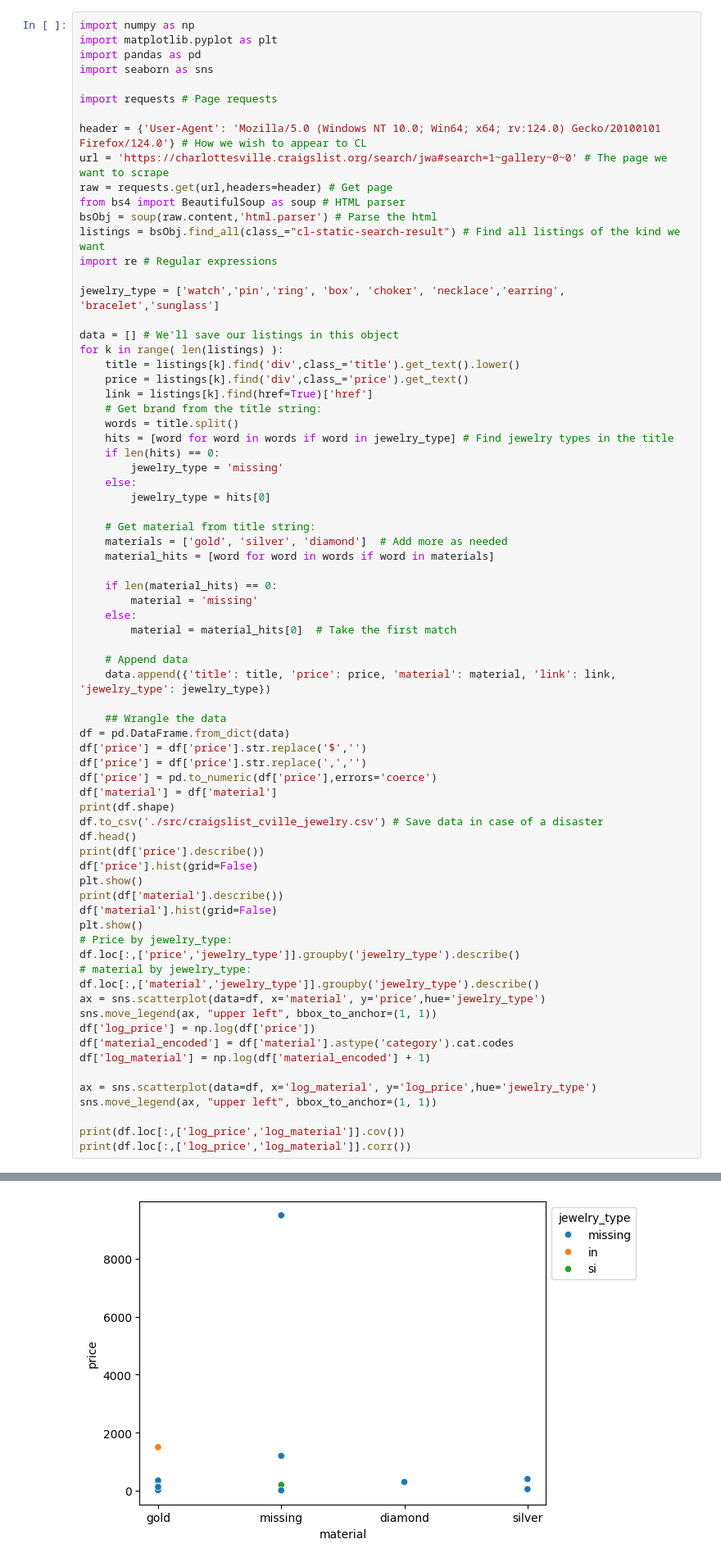
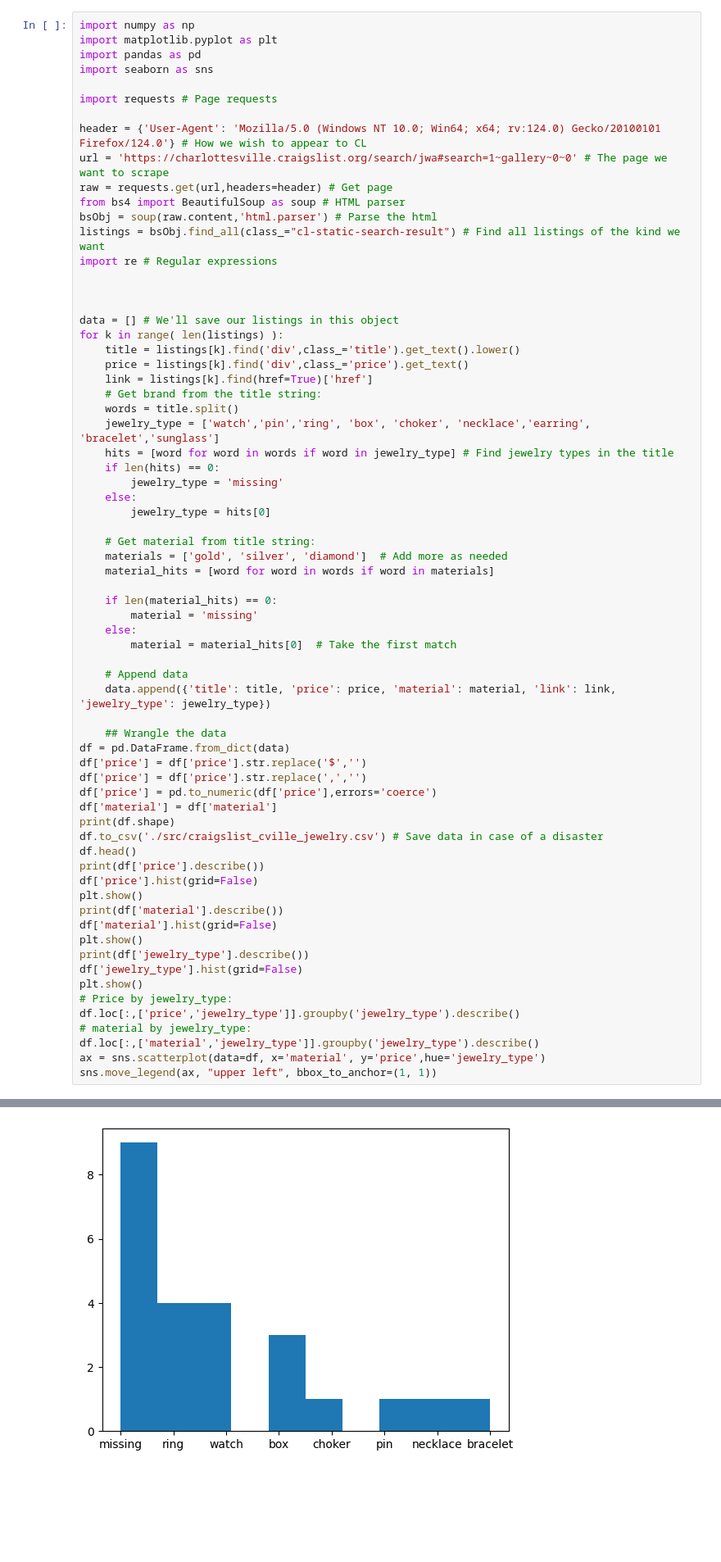
Before and after one commit to yuinab/wrangling, a Jupyter notebook: lab/lab_notebook.ipynb, the cells around one changed output, grey strips where cells are left out. Shown at 82% size. Saved outputs shown, nothing was run; the diff lists cells and outputs as text; blank space fills up the shorter version.

```diff
--- a/lab/lab_notebook.ipynb
+++ b/lab/lab_notebook.ipynb
@@ -227,7 +227,7 @@ bsObj = soup(raw.content,'html.parser') # Parse the html
 listings = bsObj.find_all(class_="cl-static-search-result") # Find all listings of the kind we want
 import re # Regular expressions
 
-jewelry_type = ['watch','pin','ring', 'box', 'choker', 'necklace','earring', 'bracelet','sunglass']
+
 
 data = [] # We'll save our listings in this object
 for k in range( len(listings) ):
@@ -236,6 +236,7 @@ for k in range( len(listings) ):
     link = listings[k].find(href=True)['href']
     # Get brand from the title string:
     words = title.split()
+    jewelry_type = ['watch','pin','ring', 'box', 'choker', 'necklace','earring', 'bracelet','sunglass']
     hits = [word for word in words if word in jewelry_type] # Find jewelry types in the title
     if len(hits) == 0:
         jewelry_type = 'missing'
@@ -269,21 +270,15 @@ plt.show()
 print(df['material'].describe())
 df['material'].hist(grid=False)
 plt.show()
+print(df['jewelry_type'].describe())
+df['jewelry_type'].hist(grid=False)
+plt.show()
 # Price by jewelry_type:
 df.loc[:,['price','jewelry_type']].groupby('jewelry_type').describe()
 # material by jewelry_type:
 df.loc[:,['material','jewelry_type']].groupby('jewelry_type').describe()
 ax = sns.scatterplot(data=df, x='material', y='price',hue='jewelry_type')
 sns.move_legend(ax, "upper left", bbox_to_anchor=(1, 1))
-df['log_price'] = np.log(df['price'])
-df['material_encoded'] = df['material'].astype('category').cat.codes
-df['log_material'] = np.log(df['material_encoded'] + 1)
-
-ax = sns.scatterplot(data=df, x='log_material', y='log_price',hue='jewelry_type')
-sns.move_legend(ax, "upper left", bbox_to_anchor=(1, 1))
-
-print(df.loc[:,['log_price','log_material']].cov())
-print(df.loc[:,['log_price','log_material']].corr())
 # %% [output]
 (24, 5)
 count      24.000000
@@ -306 +305 @@ TypeError: loop of ufunc does not support argument 0 of type str which has no ca
-[figure, old version]
+[figure, new version]
```
Also changed, not shown: parts of 1 cell of this notebook.
